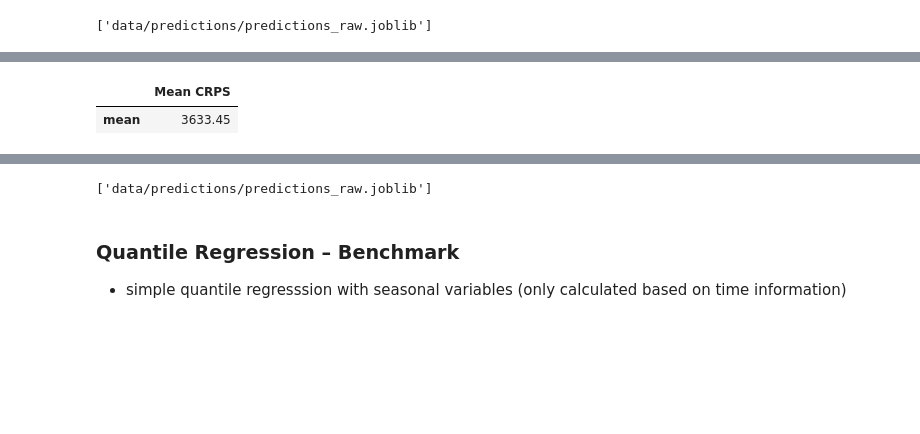
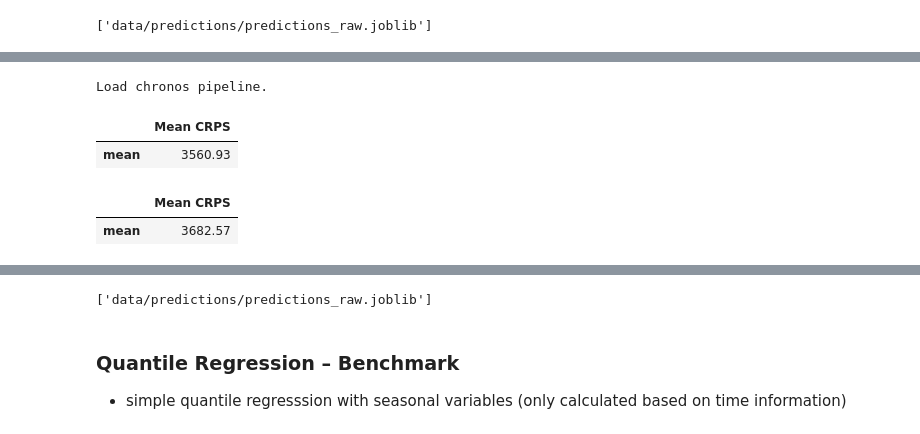
Before and after one commit to LouisSko/master-thesis, a Jupyter notebook: notebook.ipynb, the cells around one changed output, grey strips where cells are left out. Saved outputs shown, nothing was run; the diff lists cells and outputs as text; code cells hidden in the pictures; blank space fills up the shorter version.

```diff
--- a/notebook.ipynb
+++ b/notebook.ipynb
@@ -16,6 +19,19 @@ df = df.melt(id_vars="timestamp", var_name="item_id", value_name="target")
 # encode item id
 df["item_id"], mapping  = pd.factorize(df["item_id"])
 mapping = {i: m for i, m in zip(range(0, len(mapping)), mapping)}
+# %%
+# alternatively could also read in Großhandelspreise from 2015-2025
+df_1 = pd.read_csv("data/Gro_handelspreise_201501010000_202101010000_Stunde.csv", sep=";", decimal=",", thousands=".", parse_dates=["Datum von", "Datum bis"], na_values=["-"], dayfirst=True)
+df_2 = pd.read_csv("data/Gro_handelspreise_202001010000_202504060000_Stunde.csv", sep=";", decimal=",", thousands=".", parse_dates=["Datum von", "Datum bis"], na_values=["-"], dayfirst=True)
+df = pd.concat([df_1, df_2])
+df = df.rename(columns={"Datum von":"timestamp"})
+df = df.drop(columns="Datum bis")
+df = df.drop_duplicates(subset=["timestamp"], keep="first")
+# unpivot data frame
+df = df.melt(id_vars="timestamp", var_name="item_id", value_name="target")
+# encode item id
+df["item_id"], mapping  = pd.factorize(df["item_id"])
+mapping = {i: m for i, m in zip(range(0, len(mapping)), mapping)}
 # %%
 # mapping of item ids to time series
 mapping
@@ -209,6 +235,10 @@ trainer.model.save_pretrained(Path(path) / fine_tuned_ckpt_name)
 # %%
-# load in saved model
-chronos = Chronos(model_name="./models/second_test/fine-tuned-ckpt",
+chronos = Chronos(model_name="./models/test-lora/fine-tuned-ckpt",
                   device_map="mps",
                   lead_times=np.arange(1, 65),
-                  freq=pd.Timedelta("1h"))
+                  freq=pd.Timedelta("1h"),
+                  lora=True)
+
+
+predictions_lora_finetuned = chronos.predict(data=data_test,
+                                  previous_context_data=data_train)
@@ -219,9 +245,25 @@ predictions_finetuned = chronos.predict(data=data_test,
+# %%
+chronos = Chronos(model_name="./models/test-full-finetuning/fine-tuned-ckpt",
+                  device_map="mps",
+                  lead_times=[1,4,8,12,24,36,48,60],#lead_times=np.arange(1, 65),
+                  freq=pd.Timedelta("1h"))
+
+predictions_full_finetuned = chronos.predict(data=data_test,
+                                             previous_context_data=data_train)
+# %% [output]
+Load chronos pipeline.
+# %%
+predictions_full_finetuned.get_crps(mean_lead_times=True, mean_time=True)
+# %% [output]
+|  | Mean CRPS |
+| mean | 3560.93 |
 # %%
 # get fine tuned predictions on training dataset - used for postprocessing
 predictions_train = chronos.predict(data=data_train,
                                     previous_context_data=None)
 # %%
-predictions_finetuned.get_crps(mean_lead_times=True, mean_time=True)
+# r=4, alpha=32
+predictions_lora_finetuned.get_crps(mean_lead_times=True, mean_time=True)
 # %% [output]
 |  | Mean CRPS |
-| mean | 3633.45 |
+| mean | 3682.57 |
```
Also changed, not shown: parts of 30 cells of this notebook.
